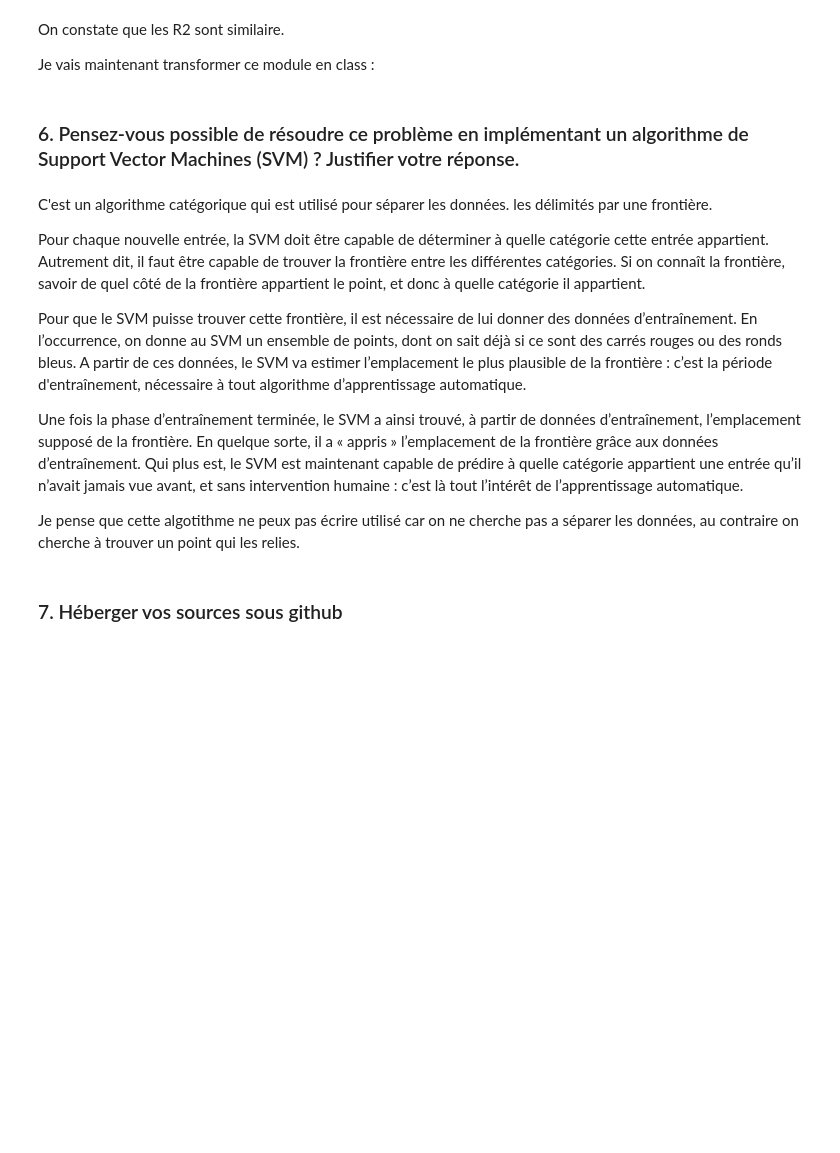
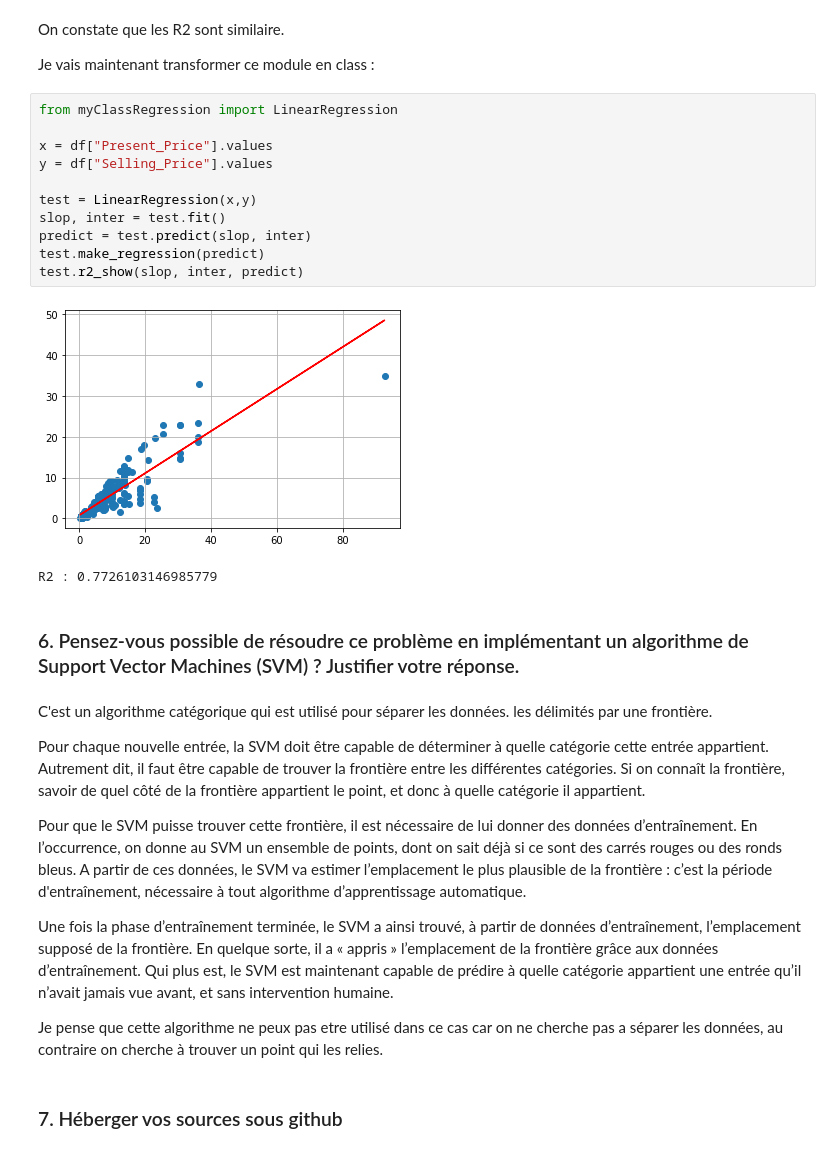
Before and after one commit to Ludo-R/CarPurchase-Project, a Jupyter notebook: carpurchase.ipynb, the cells around one changed output. Cells and saved outputs as stored; diff of their text form; blank space fills up the shorter version.

```diff
--- a/carpurchase.ipynb
+++ b/carpurchase.ipynb
@@ -355,4 +356,18 @@ R2 : 0.7726103146985799
 On constate que les R2 sont similaire.
 
 Je vais maintenant transformer ce module en class :
+# %%
+from myClassRegression import LinearRegression
+
+x = df["Present_Price"].values
+y = df["Selling_Price"].values
+
+test = LinearRegression(x,y)
+slop, inter = test.fit()
+predict = test.predict(slop, inter)
+test.make_regression(predict)
+test.r2_show(slop, inter, predict)
+# %% [output]
+[figure, added]
+R2 : 0.7726103146985779
 # %% [markdown]
@@ -365,9 +380,9 @@ Autrement dit, il faut être capable de trouver la frontière entre les différe
 
 Pour que le SVM puisse trouver cette frontière, il est nécessaire de lui donner des données d’entraînement. En l’occurrence, on donne au SVM un ensemble de points, dont on sait déjà si ce sont des carrés rouges ou des ronds bleus. A partir de ces données, le SVM va estimer l’emplacement le plus plausible de la frontière : c’est la période d'entraînement, nécessaire à tout algorithme d’apprentissage automatique.
 
-Une fois la phase d’entraînement terminée, le SVM a ainsi trouvé, à partir de données d’entraînement, l’emplacement supposé de la frontière. En quelque sorte, il a « appris » l’emplacement de la frontière grâce aux données d’entraînement. Qui plus est, le SVM est maintenant capable de prédire à quelle catégorie appartient une entrée qu’il n’avait jamais vue avant, et sans intervention humaine : c’est là tout l’intérêt de l’apprentissage automatique.
+Une fois la phase d’entraînement terminée, le SVM a ainsi trouvé, à partir de données d’entraînement, l’emplacement supposé de la frontière. En quelque sorte, il a « appris » l’emplacement de la frontière grâce aux données d’entraînement. Qui plus est, le SVM est maintenant capable de prédire à quelle catégorie appartient une entrée qu’il n’avait jamais vue avant, et sans intervention humaine.
 
-Je pense que cette algotithme ne peux pas écrire utilisé car on ne cherche pas a séparer les données, au contraire on cherche à trouver un point qui les relies.
+Je pense que cette algorithme ne peux pas etre utilisé dans ce cas car on ne cherche pas a séparer les données, au contraire on cherche à trouver un point qui les relies.
 # %% [markdown]
 ### 7. Héberger vos sources sous github
 # %% [markdown]
```
Also changed, not shown: parts of 5 cells of this notebook, 2 other files.
